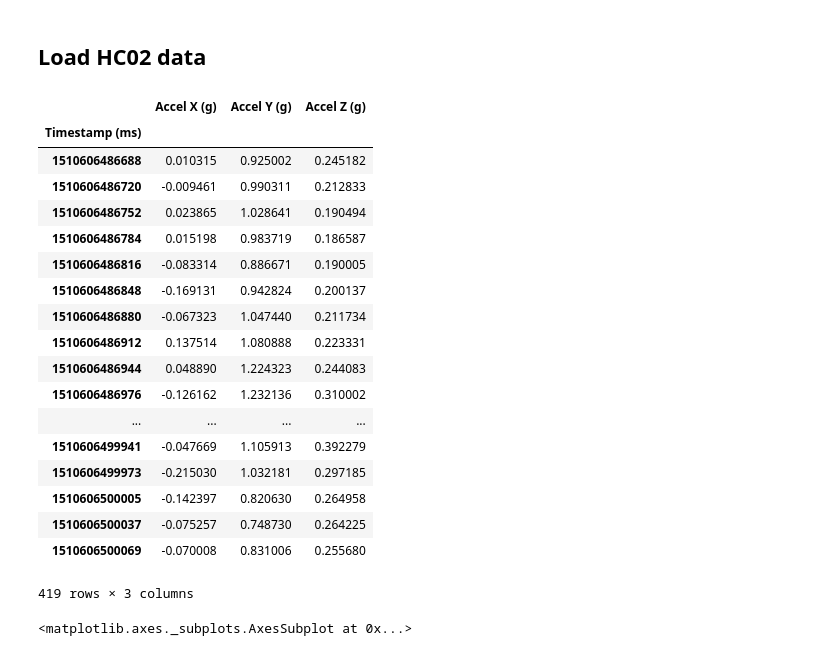
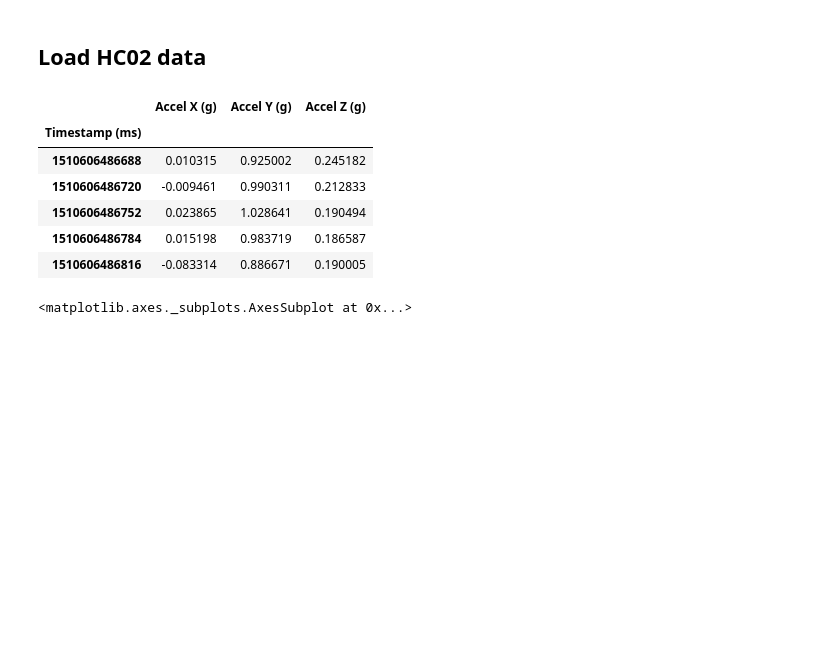
Before and after one commit to kamshee/activity-recognition-process, a Jupyter notebook: HC02 features.ipynb, the cells around one changed output. Drawn from its saved outputs; the diff is of its cells as text; code cells hidden in the pictures; blank space fills up the shorter version.

```diff
--- a/HC02 features.ipynb
+++ b/HC02 features.ipynb
@@ -172,27 +172,15 @@ f = open(os.path.join(dict_path, subj + 'dict.pkl'), 'rb') # use for C: director
 act_dict = pickle.load(f)
 f.close()
 # %%
-act_dict['WALKING'][0]['sacrum']['accel']
+act_dict['WALKING'][0]['sacrum']['accel'].head(5)
 # %% [output]
 |  | Accel X (g) | Accel Y (g) | Accel Z (g) |
 | Timestamp (ms) |  |  |  |
 | 1510606486688 | 0.010315 | 0.925002 | 0.245182 |
 | 1510606486720 | -0.009461 | 0.990311 | 0.212833 |
 | 1510606486752 | 0.023865 | 1.028641 | 0.190494 |
 | 1510606486784 | 0.015198 | 0.983719 | 0.186587 |
 | 1510606486816 | -0.083314 | 0.886671 | 0.190005 |
-| 1510606486848 | -0.169131 | 0.942824 | 0.200137 |
-| 1510606486880 | -0.067323 | 1.047440 | 0.211734 |
-| 1510606486912 | 0.137514 | 1.080888 | 0.223331 |
-| 1510606486944 | 0.048890 | 1.224323 | 0.244083 |
-| 1510606486976 | -0.126162 | 1.232136 | 0.310002 |
-| ... | ... | ... | ... |
-| 1510606499941 | -0.047669 | 1.105913 | 0.392279 |
-| 1510606499973 | -0.215030 | 1.032181 | 0.297185 |
-| 1510606500005 | -0.142397 | 0.820630 | 0.264958 |
-| 1510606500037 | -0.075257 | 0.748730 | 0.264225 |
-| 1510606500069 | -0.070008 | 0.831006 | 0.255680 |
-419 rows × 3 columns
 # %%
 # Plot Sacrum walking
 rawdata = act_dict['WALKING'][0]['sacrum']['accel']
```
Also changed, not shown: parts of 31 cells of this notebook.
